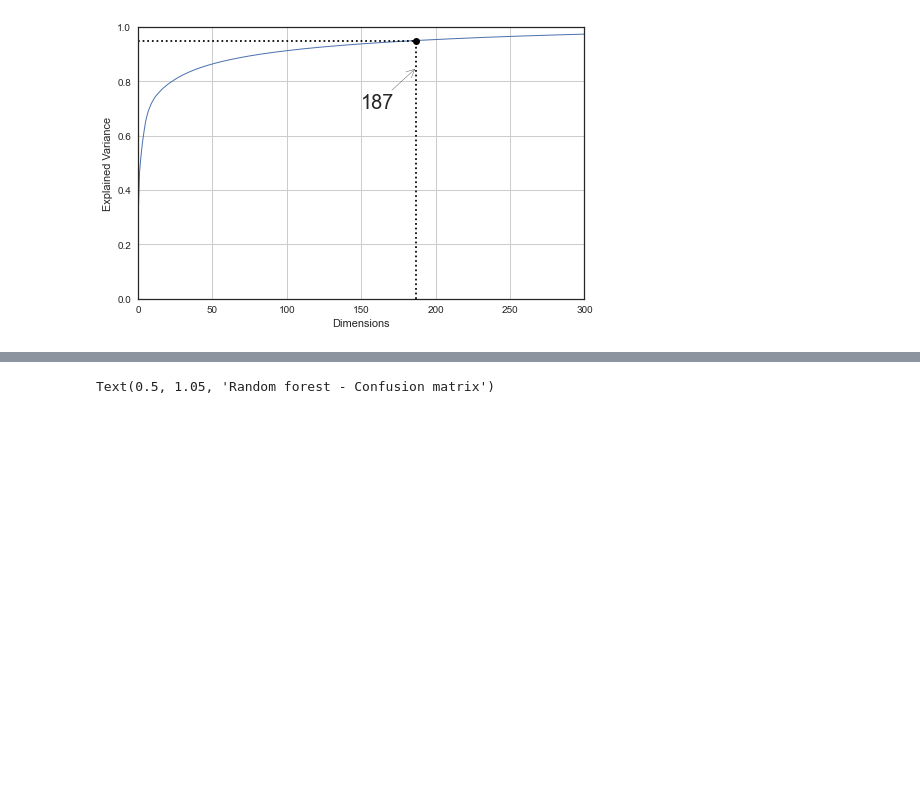
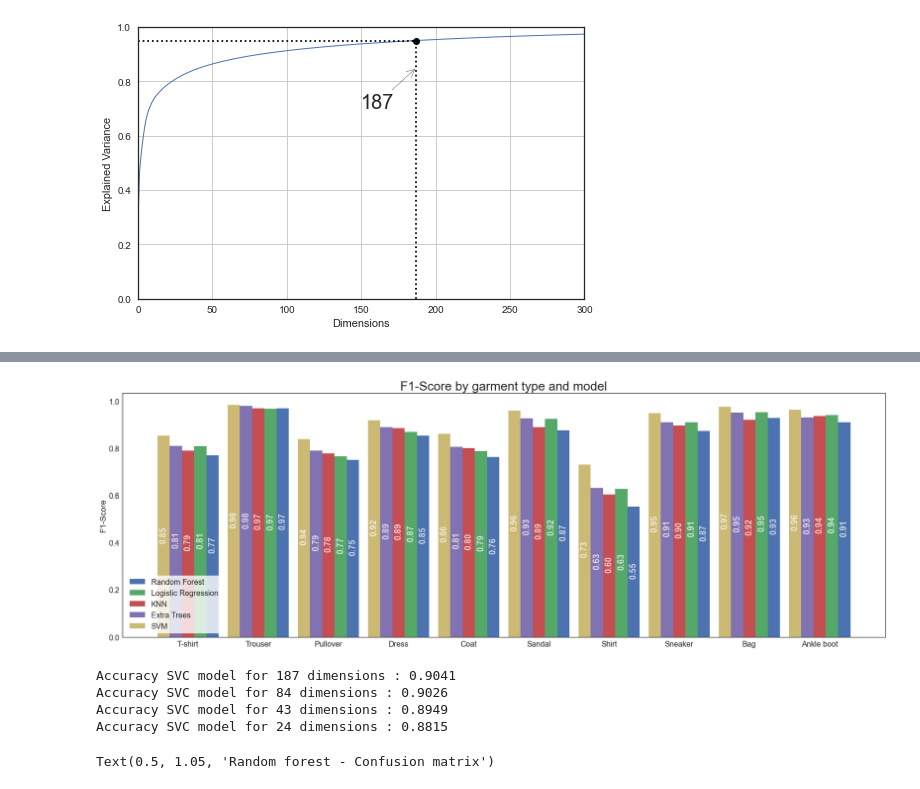
Before and after one commit to noamya-sh/Final-project-SemesterB, a Jupyter notebook: Fashion-Mnist.ipynb, the cells around one changed output, grey strips where cells are left out. Cells and saved outputs as stored; diff of their text form; code cells hidden in the pictures; blank space fills up the shorter version.

Commit message:
Comparison between types of PCA

```diff
--- a/Fashion-Mnist.ipynb
+++ b/Fashion-Mnist.ipynb
@@ -157,29 +154,31 @@ for i in pred:
 # %%
 fig, ax = plt.subplots(figsize = (23,8))
-width = 0.35
+width = 0.35;width2=width/2
+rect=[];i=0
 x=np.arange(len(class_names))
-rects1 = ax.bar(x+width,arr[0],width/2, label='class_names')
-rects2 = ax.bar(x+width/2,arr[1],width/2, label='class_names')
-rects3 = ax.bar(x,arr[2],width/2, label='class_names')
-rects4 = ax.bar(x-width/2,arr[3],width/2, label='class_names')
-rects5 = ax.bar(x-width,arr[4],width/2, label='class_names')
+for i in range(5):
+    rect.append(ax.bar(x+width,arr[i],width2, label='class_names'))
+    width-=width2
 
 # Add some text for labels, title and custom x-axis tick labels, etc.
-ax.set_ylabel('F1-Score')
-ax.set_title('F1-Score by garment type and model',fontsize=22)
+ax.set_ylabel('F1-Score',fontsize=17)
+ax.set_title('F1-Score by garment type and model',fontsize=26)
 ax.set_xticks(x)
-ax.set_xticklabels(class_names,fontdict={'fontsize':16})
+ax.tick_params(axis='both', which='major', labelsize=16)
+ax.set_xticklabels(class_names)
 legend=ax.legend(labels=['Random Forest','Logistic Regression','KNN','Extra Trees','SVM'],frameon = 2,loc='lower left',
          fontsize =16)
 frame = legend.get_frame()
 frame.set_color('white')
-def plot_ax()
-dic={'label_type' :'center','color':'white','fontweight':'bold','fontsize':'18','rotation':'90'}
-ax.bar_label(rects1, padding=3,fmt='%1.2f')
-ax.bar_label(rects2, padding=3,fmt='%1.2f')
-ax.bar_label(rects3, padding=3,fmt='%1.2f')
-ax.bar_label(rects4, padding=3,fmt='%1.2f')
-ax.bar_label(rects5, padding=3,fmt='%1.2f')
+def axeplot(rect):
+    ax.bar_label(rect, padding=3,fmt='%1.2f',label_type ='center',color='white',
+                 fontweight='bold',fontsize=18,rotation=90,alpha=0.7)
+for i in range(5):
+    axeplot(rect[i])
+# axeplot(rect[1])
+# axeplot(rect[2])
+# axeplot(rect[3])
+# axeplot(rect[4])
 
 fig.tight_layout()
 # %% [output]
@@ -186,0 +185 @@ SyntaxError: invalid syntax (<ipython-input-69-ebf1983c7dfe>, line 20)
+[figure, added]
@@ -187,3 +210,15 @@ SyntaxError: invalid syntax (<ipython-input-69-ebf1983c7dfe>, line 20)
+# %%
+# print(classification_report(y_test, svmpred2,digits=4))
+# print(classification_report(y_test, svmpred,digits=4))
+print('Accuracy SVC model for', np.argmax(cumsum >= 0.95) + 1,'dimensions :',accuracy_score(y_test, svmpred))
+print('Accuracy SVC model for', np.argmax(cumsum >= 0.90) + 1,'dimensions :',accuracy_score(y_test, svmpred2))
+print('Accuracy SVC model for', np.argmax(cumsum >= 0.85) + 1,'dimensions :',accuracy_score(y_test, svmpred3))
+print('Accuracy SVC model for', np.argmax(cumsum >= 0.80) + 1,'dimensions :',accuracy_score(y_test, svmpred4))
+# %% [output]
+Accuracy SVC model for 187 dimensions : 0.9041
+Accuracy SVC model for 84 dimensions : 0.9026
+Accuracy SVC model for 43 dimensions : 0.8949
+Accuracy SVC model for 24 dimensions : 0.8815
 # %%
 plt.figure(figsize = (10,6))
 sns.heatmap(df_cm*100, annot=True,xticklabels=class_names,yticklabels=class_names ,linewidths=.9,cmap="magma_r",
```
Also changed, not shown: parts of 8 cells of this notebook.
